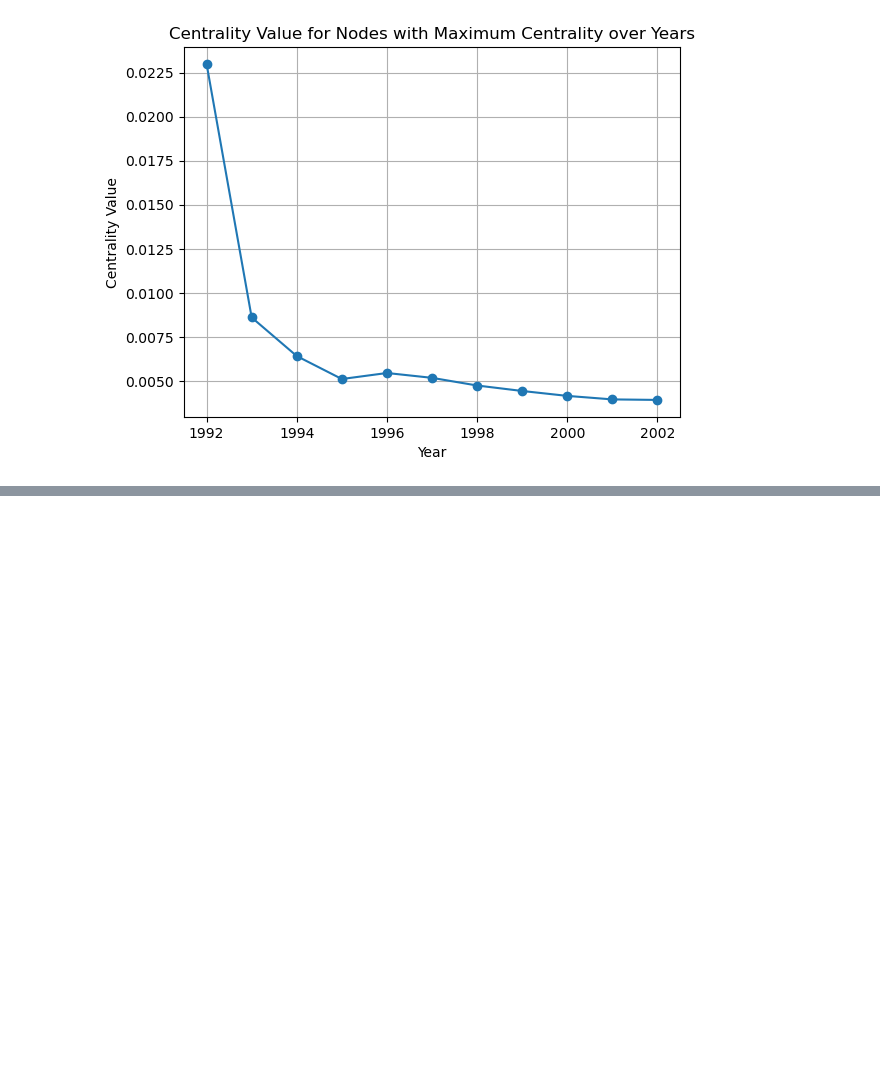
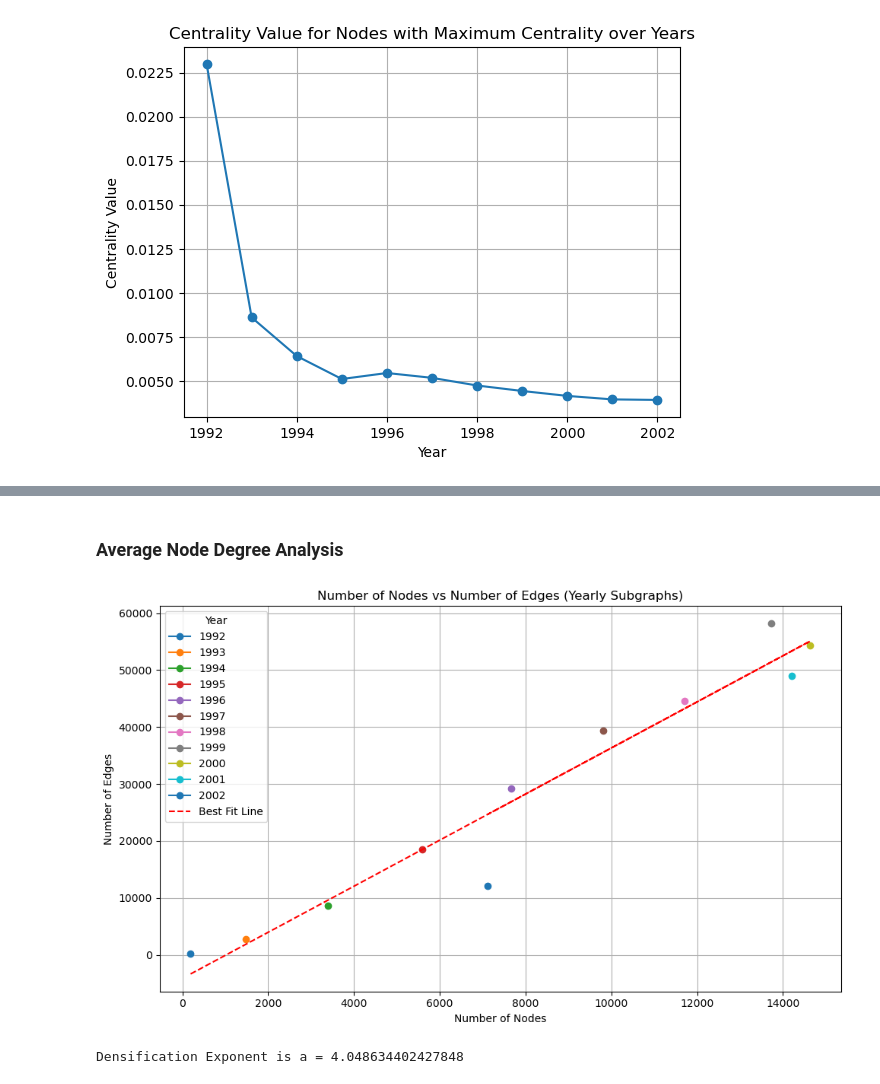
Before and after one commit to ChetaNMahipaL/Graph_Neural_Network, a Jupyter notebook: Task_1.ipynb, the cells around one changed output, grey strips where cells are left out. Saved outputs shown, nothing was run; the diff lists cells and outputs as text; code cells hidden in the pictures; blank space fills up the shorter version.

Commit message:
Densification Law

```diff
--- a/Task_1.ipynb
+++ b/Task_1.ipynb
@@ -228,0 +261,51 @@ plt.show()
+# %% [markdown]
+### **Average Node Degree Analysis**
+# %%
+df_merged['Year'] = df_merged['Date'].dt.year
+nodes_edges_by_year = {}
+
+grouped = df_merged.groupby('Year')
+
+for year, group in grouped:
+    filtered_data = df_merged[df_merged['Year'] == year]
+
+    G_year = nx.from_pandas_edgelist(filtered_data, 'FromNodeId', 'ToNodeId', create_using=nx.DiGraph())
+
+    num_nodes = G_year.number_of_nodes()
+    num_edges = G_year.number_of_edges()
+
+    nodes_edges_by_year[year] = (num_nodes, num_edges)
+
+x_values = []
+y_values = []
+
+for year, (num_nodes, num_edges) in nodes_edges_by_year.items():
+    x_values.append(num_nodes)
+    y_values.append(num_edges)
+
+x_values = np.array(x_values).reshape(-1, 1)
+y_values = np.array(y_values)
+
+regressor = LinearRegression()
+regressor.fit(x_values, y_values)
+y_pred = regressor.predict(x_values)
+
+plt.figure(figsize=(10, 6))
+for year, (num_nodes, num_edges) in nodes_edges_by_year.items():
+    plt.plot(num_nodes, num_edges, marker='o', linestyle='-', label=str(year))
+
+plt.plot(x_values, y_pred, color='red', linestyle='--', label='Best Fit Line')
+plt.title('Number of Nodes vs Number of Edges (Yearly Subgraphs)')
+plt.xlabel('Number of Nodes')
+plt.ylabel('Number of Edges')
+plt.grid(True)
+plt.legend(title='Year')
+plt.tight_layout()
+plt.show()
+# plt.savefig("Densification.png")
+
+slope = regressor.coef_[0]
+print("Densification Exponent is a =", slope)
+# %% [output]
+[figure, added]
+Densification Exponent is a = 4.048634402427848
```
Also changed, not shown: parts of 9 cells of this notebook, 2 other files.
